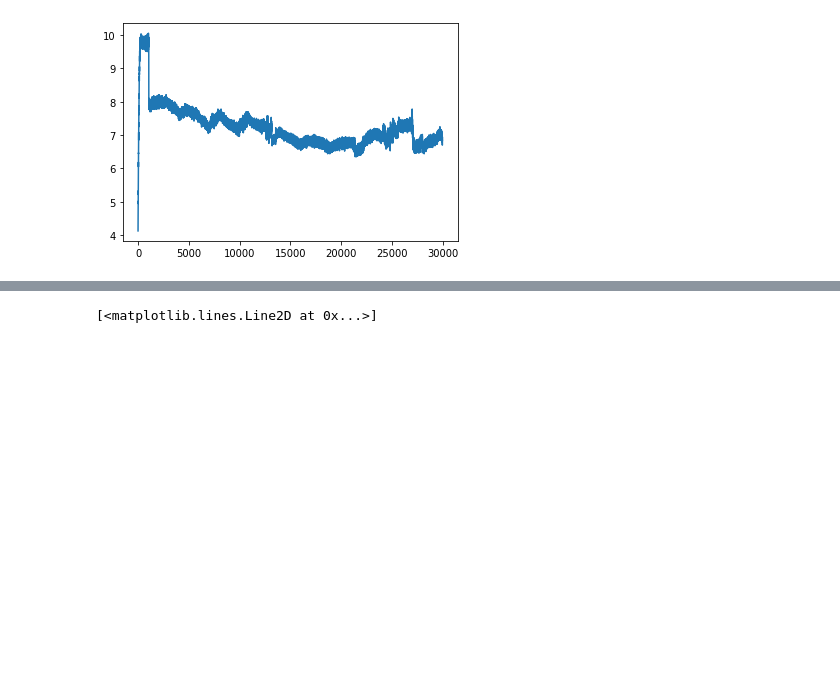
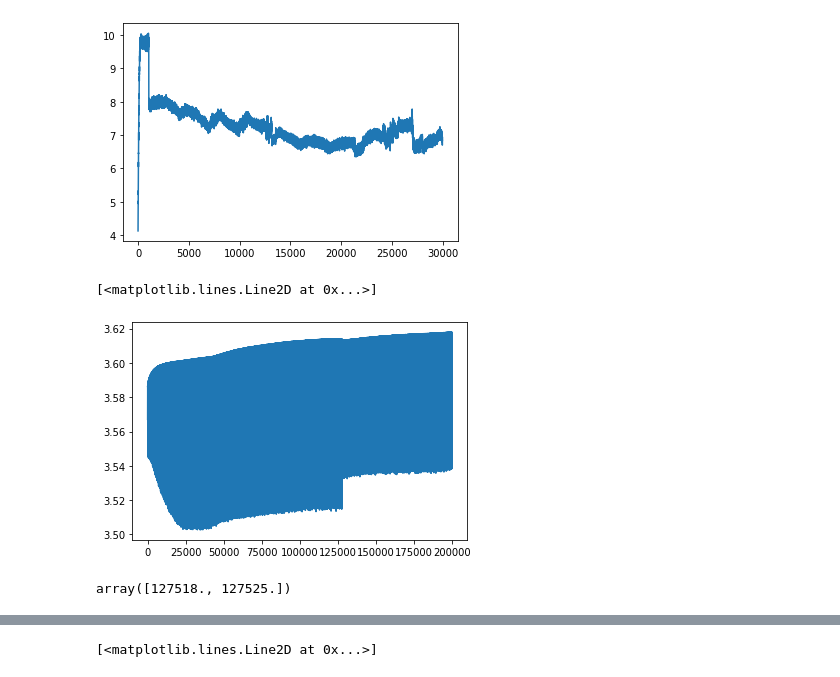
Before and after one commit to minD9it/Battery, a Jupyter notebook: DataAnalysis_NORMAL.ipynb, the cells around one changed output, grey strips where cells are left out. Saved outputs shown, nothing was run; the diff lists cells and outputs as text; code cells hidden in the pictures; blank space fills up the shorter version.

```diff
--- a/DataAnalysis_NORMAL.ipynb
+++ b/DataAnalysis_NORMAL.ipynb
@@ -192,3 +195,12 @@ plt.plot(np.max(recovery_rate[:], axis=1)) #ref(normal_merge)
 # %% [output]
 [<matplotlib.lines.Line2D at 0x...>]
 [figure]
+# %%
+plt.plot(data['Voltage(V)'][:200000])
+# %% [output]
+[<matplotlib.lines.Line2D at 0x...>]
+[figure, added]
+# %%
+index[1052]
+# %% [output]
+array([127518., 127525.])
```
Also changed, not shown: parts of 10 cells of this notebook.
